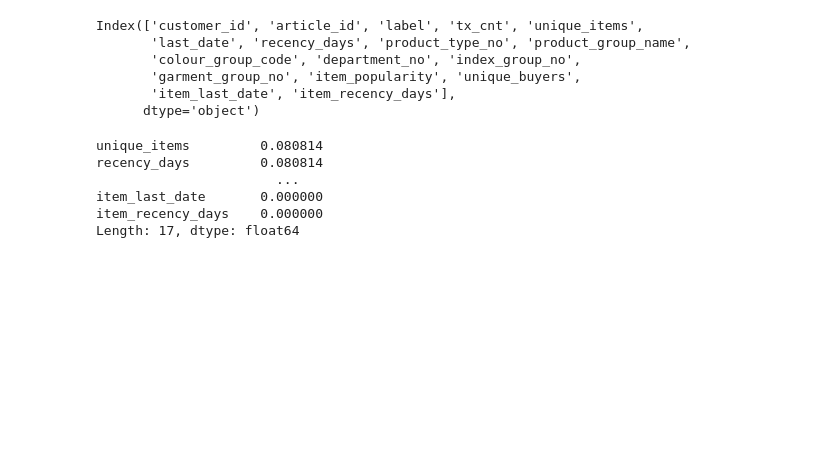
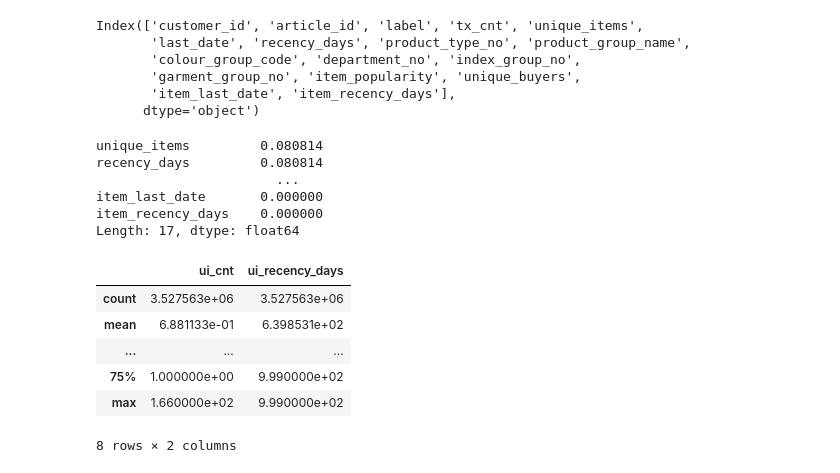
Before and after one commit to QQ1010/HM_Recommendation_System, a Jupyter notebook: notebooks/03_ranking.ipynb, the cells around one changed output. Drawn from its saved outputs; the diff is of its cells as text; code cells hidden in the pictures; blank space fills up the shorter version.

Commit message:
feat: finish ranking model training

```diff
--- a/notebooks/03_ranking.ipynb
+++ b/notebooks/03_ranking.ipynb
@@ -17,13 +17,14 @@ import matplotlib.pyplot as plt
 import pickle
 from tqdm import tqdm
 
-pd.set_option("display.max_columns", 5)
-pd.set_option("display.max_rows", 5)
+pd.set_option("display.max_columns", 20)
+pd.set_option("display.max_rows", 20)
 
 HM_DIR = "../hm_data"
 RECALL_DIR = "../data/recall"
 TRAIN_DIR = "../data/train"
 RES_DIR = "../data/ranking"
+MODEL_DIR = "../models"
 
 VALID_START = pd.to_datetime("2020-09-16")
 # %%
@@ -232,0 +239,41 @@ Length: 17, dtype: float64
+# %%
+# User–Item Interaction Features
+ui_df = train_df[["customer_id", "article_id", "t_dat"]].copy()
+g_ui = ui_df.groupby(["customer_id", "article_id"])
+
+# How many times did the user buy this product
+ui_cnt = g_ui.size()
+
+# When is the last time the user buy this product
+ui_last_date = g_ui["t_dat"].max()
+ui_recency_days = (VALID_START - ui_last_date).dt.days
+
+ui_features = pd.DataFrame({
+    "ui_cnt": ui_cnt,
+    "ui_recency_days": ui_recency_days,
+}).reset_index()
+
+# Merge back into rank_df
+rank_df = rank_df.merge(
+    ui_features,
+    on=["customer_id", "article_id"],
+    how="left"
+)
+
+# Nan value
+rank_df["ui_cnt"] = rank_df["ui_cnt"].fillna(0).astype(int)
+rank_df["ui_recency_days"] = rank_df["ui_recency_days"].fillna(999).astype(int)
+
+save_pickle(ui_features, os.path.join(RES_DIR, "ui_features.pkl"))
+save_pickle(rank_df, os.path.join(RES_DIR, "rank_df.pkl"), overwrite=True)
+# %%
+rank_df.head()
+rank_df[["ui_cnt", "ui_recency_days"]].describe()
+# %% [output]
+|  | ui_cnt | ui_recency_days |
+| count | 3.527563e+06 | 3.527563e+06 |
+| mean | 6.881133e-01 | 6.398531e+02 |
+| ... | ... | ... |
+| 75% | 1.000000e+00 | 9.990000e+02 |
+| max | 1.660000e+02 | 9.990000e+02 |
+8 rows × 2 columns
```
Also changed, not shown: parts of 23 cells of this notebook, 2 other files.
